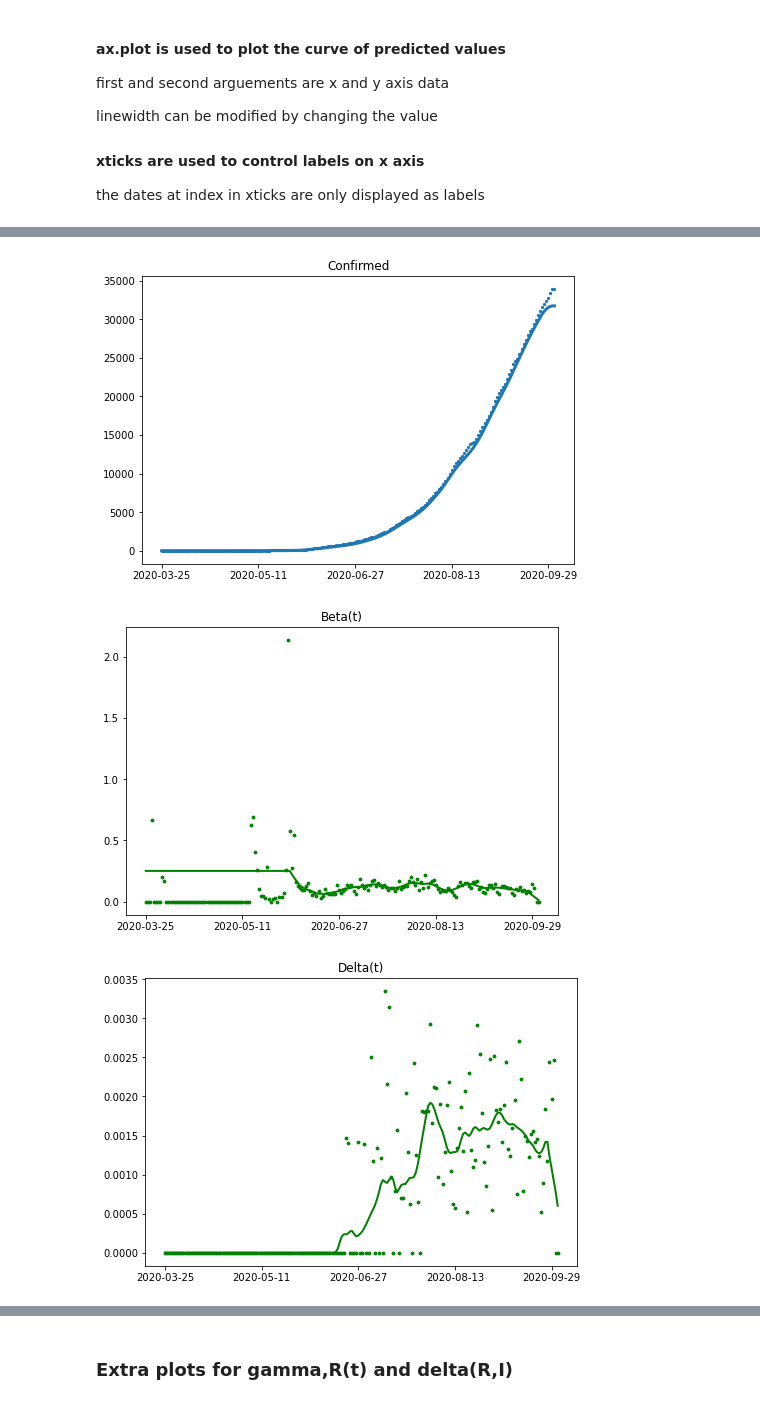
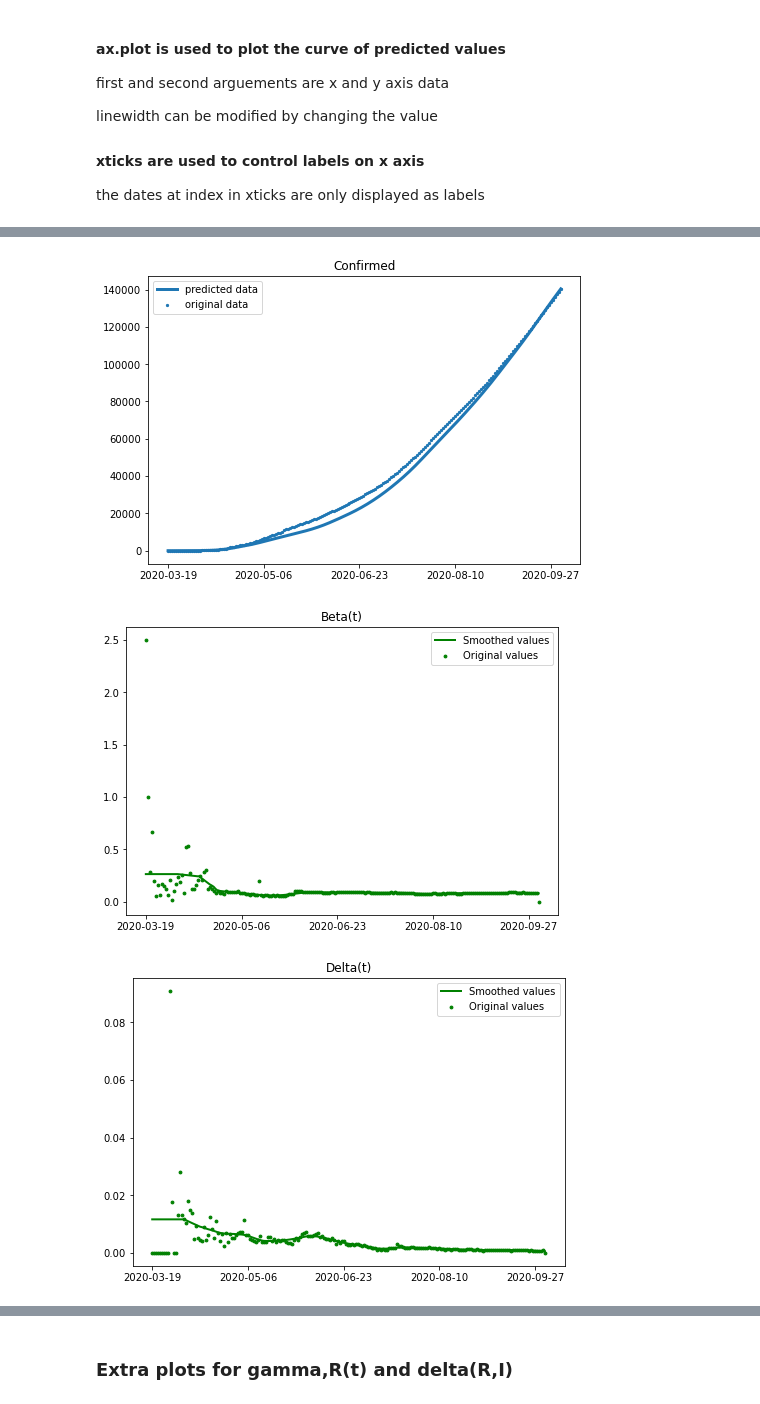
Before and after one commit to AditSoni/SIRD_Python_implementation, a Jupyter notebook: code.ipynb, the cells around one changed output, grey strips where cells are left out. Cells and saved outputs as stored; diff of their text form; code cells hidden in the pictures.

Commit message:
added legends to the grapphs

```diff
--- a/code.ipynb
+++ b/code.ipynb
@@ -11,9 +12,12 @@ df_states = pd.read_csv("states.csv") # data cases in different states
 df_pop = pd.read_csv("3. population_india_census2011.csv") #population census data
 # %%
 # Storing population of state
-state='Goa' #change the country/state/district/city according to what name it
+state='Gujarat' #change the country/state/district/city according to what name it
                   # has in the dataset
 #grabbing out the population of the state from pupulation census data
-N = df_pop[df_pop["State / Union Territory"] == state]['Population'].tolist()[0]
+if state=='India':
+    N = df_pop['Population'].sum()
+else:
+    N = df_pop[df_pop["State / Union Territory"] == state]['Population'].tolist()[0]
 print('The Population of {0} is {1}'.format(state,int(N)))
 # %% [output]
@@ -412,41 +436,44 @@ plt.show()
 fig = plt.figure()
 ax = fig.add_axes([0,0,1,1])
 
-ax.scatter(df_state['Date'],df_state['Confirmed'],s=5)
-ax.plot(df_state['Date'],df_pred['Confirmed'],linewidth=3)
+ax.scatter(df_state['Date'],df_state['Confirmed'],s=5,label='original data')
+ax.plot(df_state['Date'],df_pred['Confirmed'],linewidth=3,label='predicted data')
 ax.set_xticks(xticks)
 ax.set_title('Confirmed')
+ax.legend(loc=0)
 plt.savefig('graphs//{0}//Confirmed.jpg'.format(state),bbox_inches='tight',dpi=200)
 plt.show()
 # %% [output]
-[figure, old version]
+[figure, new version]
 # %%
 #beta
 fig = plt.figure()
 ax = fig.add_axes([0,0,1,1])
 
-ax.scatter(df_state['Date'],df_state['beta'],s=8,c='g')
-ax.plot(df_state['Date'],df_smooth['beta'],linewidth=2,c='g')
+ax.scatter(df_state['Date'],df_state['beta'],s=8,c='g',label='Original values')
+ax.plot(df_state['Date'],df_smooth['beta'],linewidth=2,c='g',label='Smoothed values')
 ax.set_xticks(xticks)
 ax.set_title('Beta(t)')
+ax.legend(loc=0)
 plt.savefig('graphs//{0}//Beta.jpg'.format(state),bbox_inches='tight',dpi=200)
 plt.show()
 # %% [output]
-[figure, old version]
+[figure, new version]
 # %%
 #Delta
 fig = plt.figure()
 ax = fig.add_axes([0,0,1,1])
 
 
-ax.scatter(df_state['Date'],df_state['delta'],s=8,c='g')
-ax.plot(df_state['Date'],df_smooth['delta'],linewidth=2,c='g')
+ax.scatter(df_state['Date'],df_state['delta'],s=8,c='g',label='Original values')
+ax.plot(df_state['Date'],df_smooth['delta'],linewidth=2,c='g',label='Smoothed values')
 ax.set_xticks(xticks)
 ax.set_title('Delta(t)')
+ax.legend(loc=0)
 plt.savefig('graphs//{0}//Delta.jpg'.format(state),bbox_inches='tight',dpi=200)
 plt.show()
 # %% [output]
-[figure, old version]
+[figure, new version]
 # %%
 #r0
 fig = plt.figure()
```
Also changed, not shown: parts of 25 cells of this notebook.
